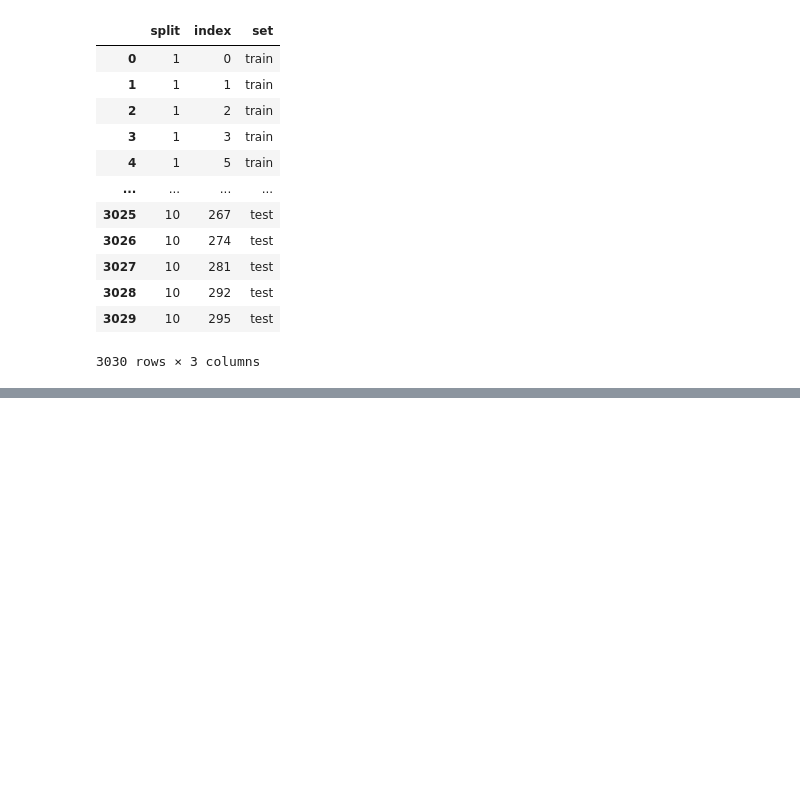
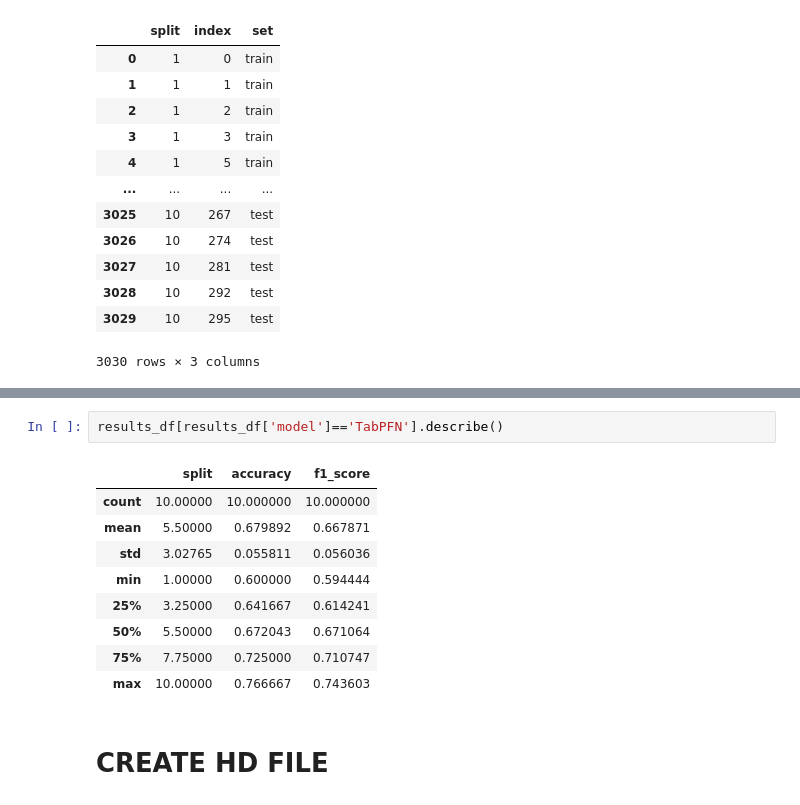
Before and after one commit to buehlpa/berne-cohort-data-pipeline, a Jupyter notebook: 5_0_0_HDf5_File_creation.ipynb, the cells around one changed output, grey strips where cells are left out. Saved outputs shown, nothing was run; the diff lists cells and outputs as text; blank space fills up the shorter version.

```diff
--- a/5_0_0_HDf5_File_creation.ipynb
+++ b/5_0_0_HDf5_File_creation.ipynb
@@ -458,0 +480,14 @@ results_df
+# %%
+results_df[results_df['model']=='TabPFN'].describe()
+# %% [output]
+|  | split | accuracy | f1_score |
+| count | 10.00000 | 10.000000 | 10.000000 |
+| mean | 5.50000 | 0.679892 | 0.667871 |
+| std | 3.02765 | 0.055811 | 0.056036 |
+| min | 1.00000 | 0.600000 | 0.594444 |
+| 25% | 3.25000 | 0.641667 | 0.614241 |
+| 50% | 5.50000 | 0.672043 | 0.671064 |
+| 75% | 7.75000 | 0.725000 | 0.710747 |
+| max | 10.00000 | 0.766667 | 0.743603 |
+# %% [markdown]
+# CREATE HD FILE
```
Also changed, not shown: parts of 13 cells of this notebook.
